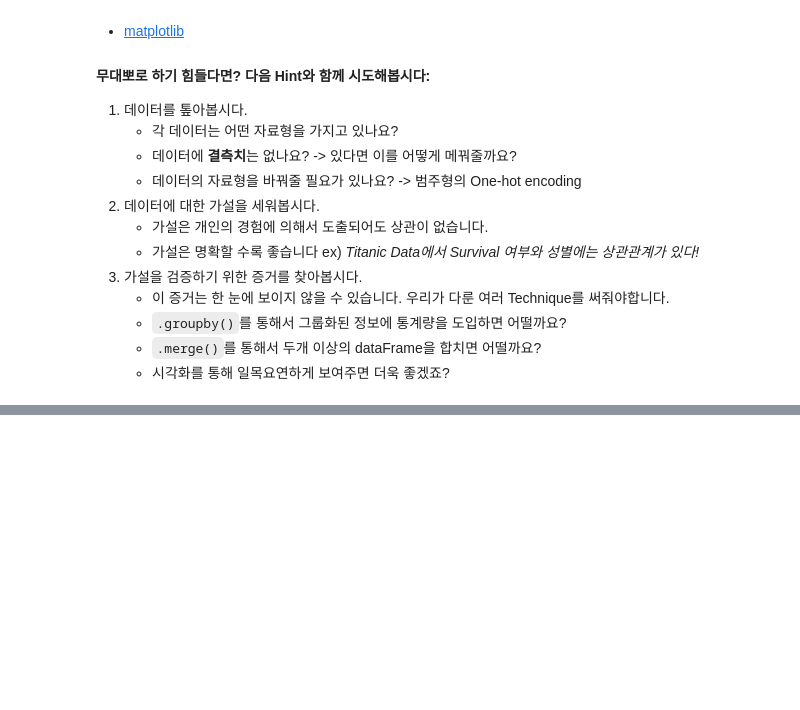
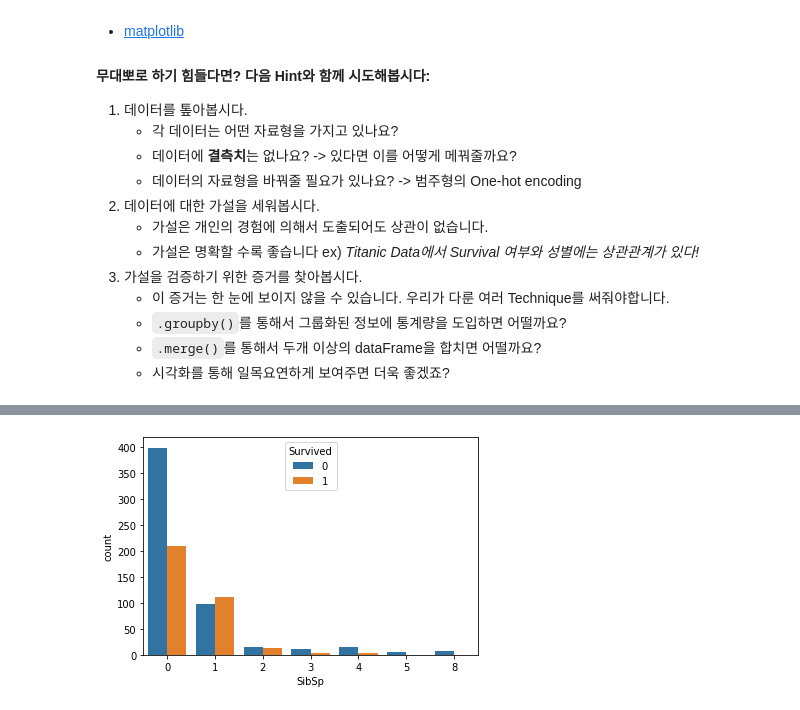
Before and after one commit to super-corini/programmers_kdt_II, a Jupyter notebook: 4. EDA.ipynb, the cells around one changed output, grey strips where cells are left out. Cells and saved outputs as stored; diff of their text form; code cells hidden in the pictures; blank space fills up the shorter version.

```diff
--- a/4. EDA.ipynb
+++ b/4. EDA.ipynb
@@ -280,0 +289,4 @@ plt.show()
+# %%
+ax = sns.countplot(x='SibSp', hue = 'Survived', data = titanic_df)
+# %% [output]
+[figure, added]
```
Also changed, not shown: parts of 7 cells of this notebook.
